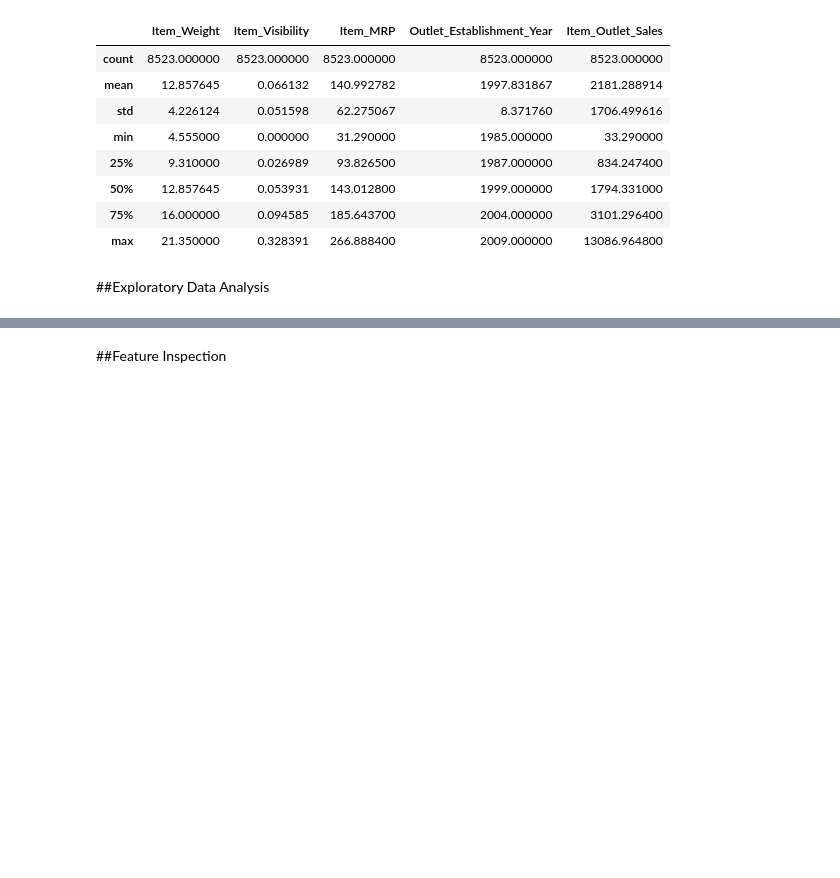
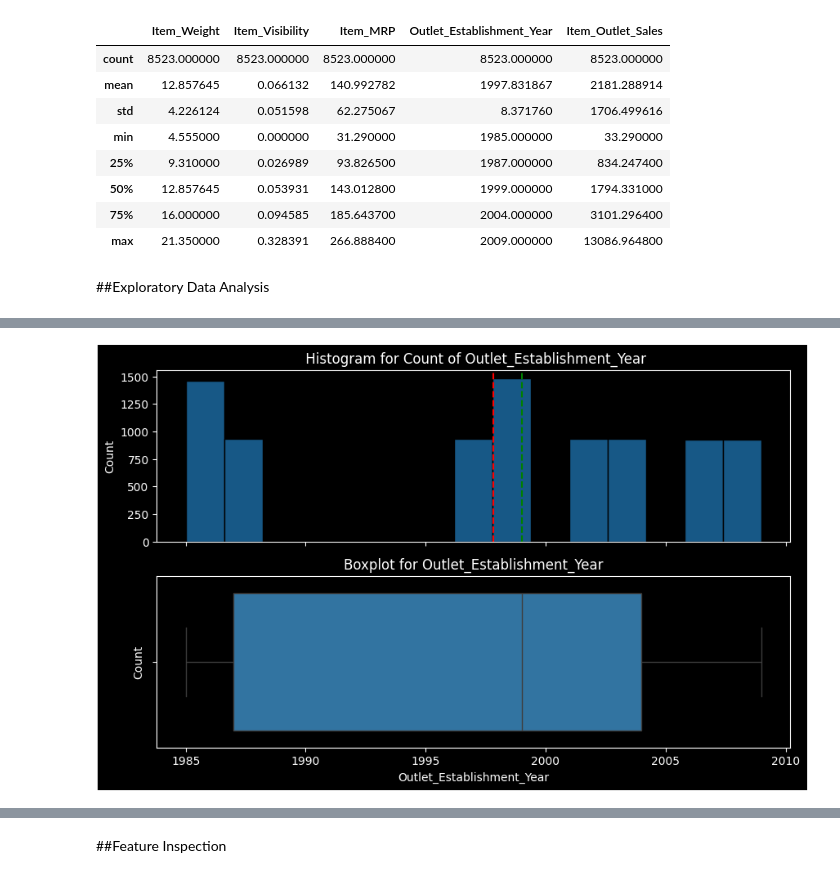
Before and after one commit to dina-masry/Prediction-of-Product-Sales, a Jupyter notebook: Prediction_of_Product_Sales.ipynb, the cells around one changed output, grey strips where cells are left out. Cells and saved outputs as stored; diff of their text form; code cells hidden in the pictures; blank space fills up the shorter version.

```diff
--- a/Prediction_of_Product_Sales.ipynb
+++ b/Prediction_of_Product_Sales.ipynb
@@ -273,0 +378,4 @@ df[num_cols].describe()
+# %%
+plot_numeric(df,numeric_cols[3],' Histogram for Count of Outlet_Establishment_Year', 'Boxplot for Outlet_Establishment_Year')
+# %% [output]
+[figure, added]
```
Also changed, not shown: parts of 30 cells of this notebook.
